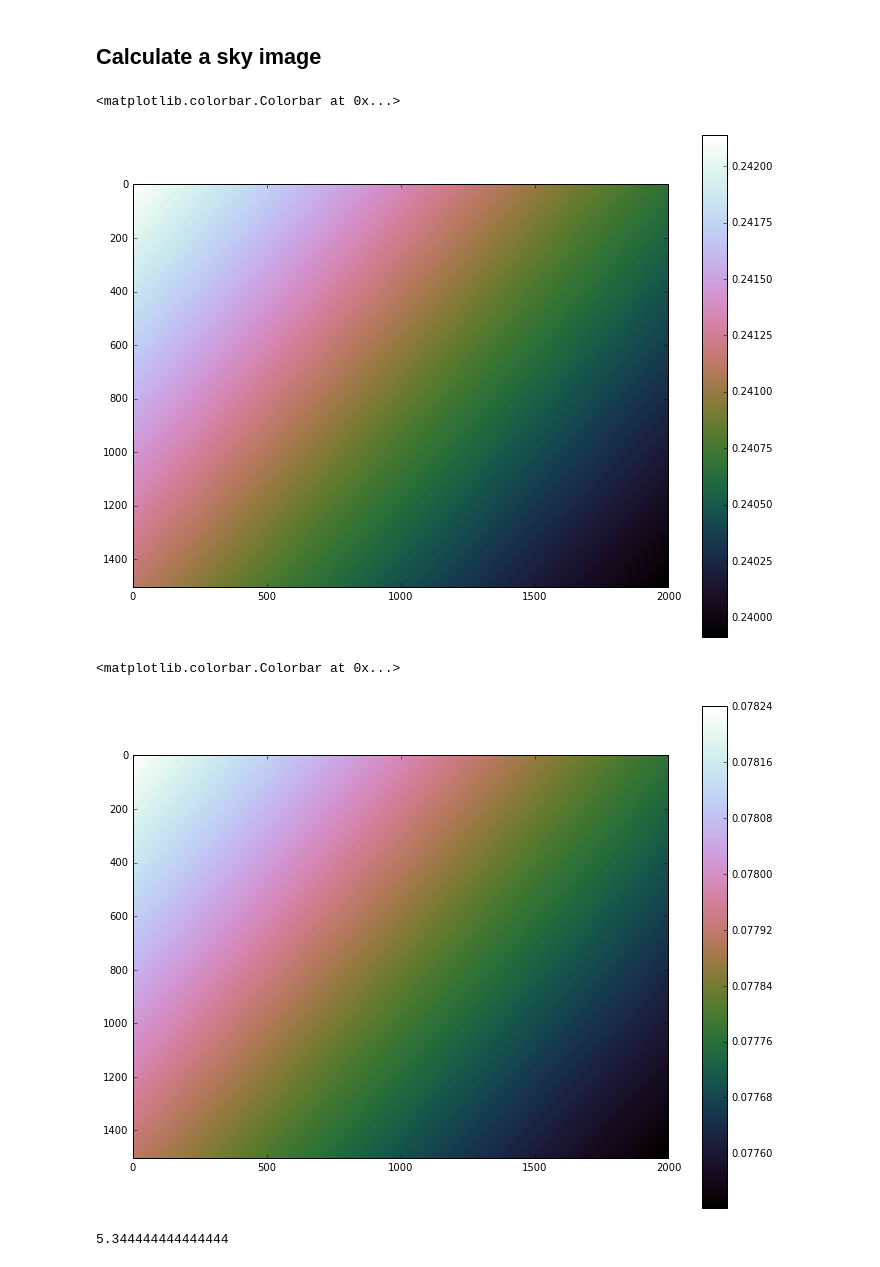
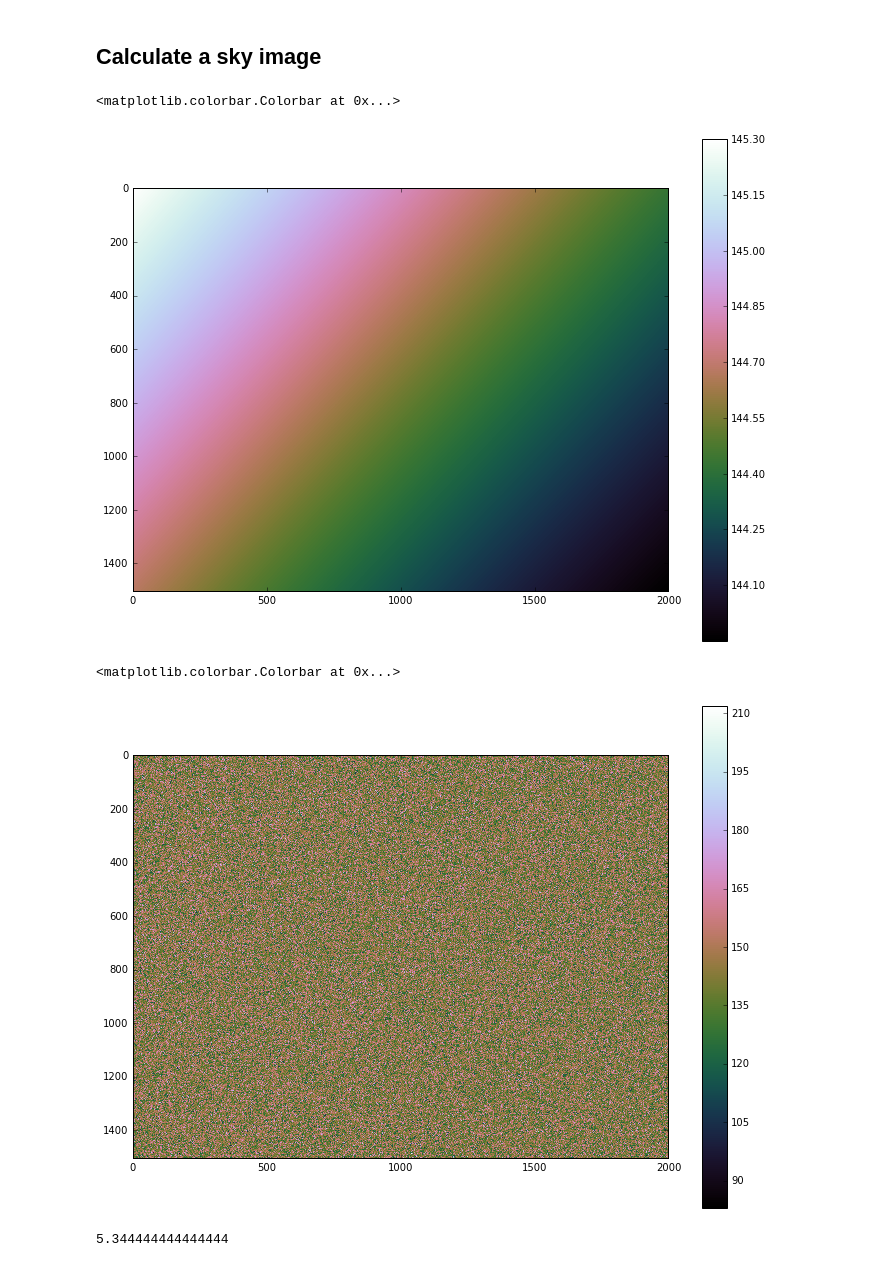
Before and after one commit to AnthonyHorton/astroimsim, a Jupyter notebook: Australian Space Eye.ipynb, the cells around one changed output. Drawn from its saved outputs; the diff is of its cells as text; code cells hidden in the pictures.

Commit message:
Initial implementation of Poisson noise, read noise, gain

```diff
--- a/Australian Space Eye.ipynb
+++ b/Australian Space Eye.ipynb
@@ -150,7 +158,7 @@ plt.title('e2v CIS115 predicted QE (Soman et al)')
 
 This will result in a template WCS being created and effective aperture areas (aperture area x optical throughout x image sensor QE) as a function of wavelength being precalculated for each filter.
 # %%
-ase = astroimsim.Imager(2000, 1504, 3 * u.arcsecond, pupil_area, throughput, filters, qe_m40C)
+ase = astroimsim.Imager(2000, 1504, 3 * u.arcsecond, pupil_area, throughput, filters, qe_m40C, gain, read_noise)
 # %%
 plt.plot(ase._eff_areas["i'"]['Wavelength'], ase._eff_areas["i'"]['Effective Area'], label="i'")
 plt.plot(ase._eff_areas["z'"]['Wavelength'], ase._eff_areas["z'"]['Effective Area'], label="z'")
@@ -168,21 +176,21 @@ centre = '16h00m00s +57d30m00s'
 # %%
 t = Time.now()
 # %%
-zl_i, w = ase.make_image(centre, t, "i'", zl=zl)
+noiseless_i, w = ase.make_noiseless_image(centre, t, "i'", exp_time = 600 * u.second, zl=zl)
 # %%
-plt.imshow(zl_i.value, interpolation='none', aspect='equal', cmap='cubehelix')
+plt.imshow(noiseless_i, interpolation='none', aspect='equal', cmap='cubehelix')
 plt.colorbar()
 # %% [output]
 <matplotlib.colorbar.Colorbar at 0x...>
-[figure, old version]
+[figure, new version]
-# %%
-zl_z, w = ase.make_image(centre, t, "z'", zl=zl)
+# %%
+real_i, w = ase.make_image_real(noiseless_i, w)
 # %%
-plt.imshow(zl_z.value, interpolation='none', aspect='equal', cmap='cubehelix')
+plt.imshow(real_i, interpolation='none', aspect='equal', cmap='cubehelix')
 plt.colorbar()
 # %% [output]
 <matplotlib.colorbar.Colorbar at 0x...>
-[figure, old version]
+[figure, new version]
 # %%
 import math
 # %%
```
Also changed, not shown: parts of 5 cells of this notebook, 1 other file.
